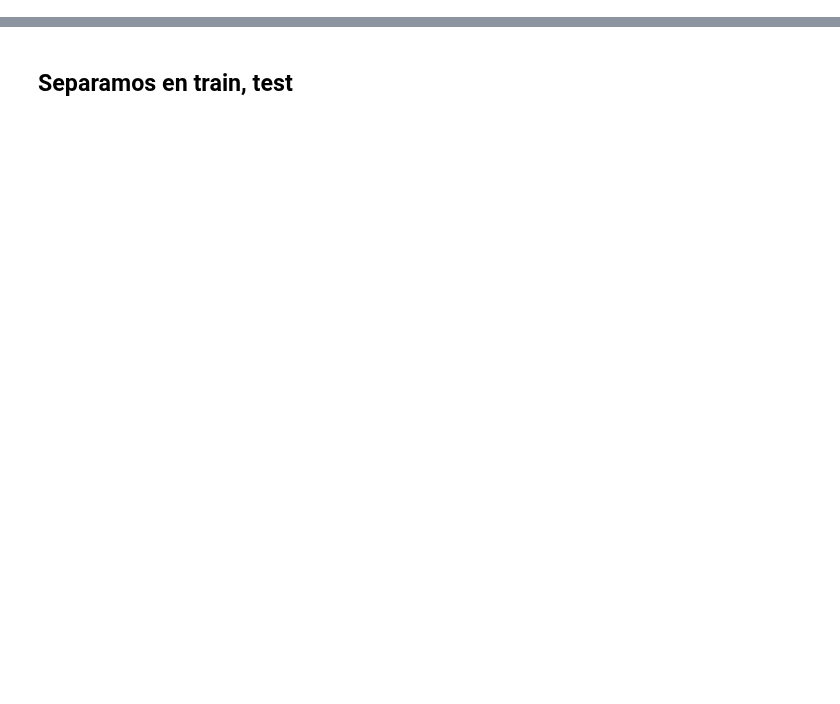
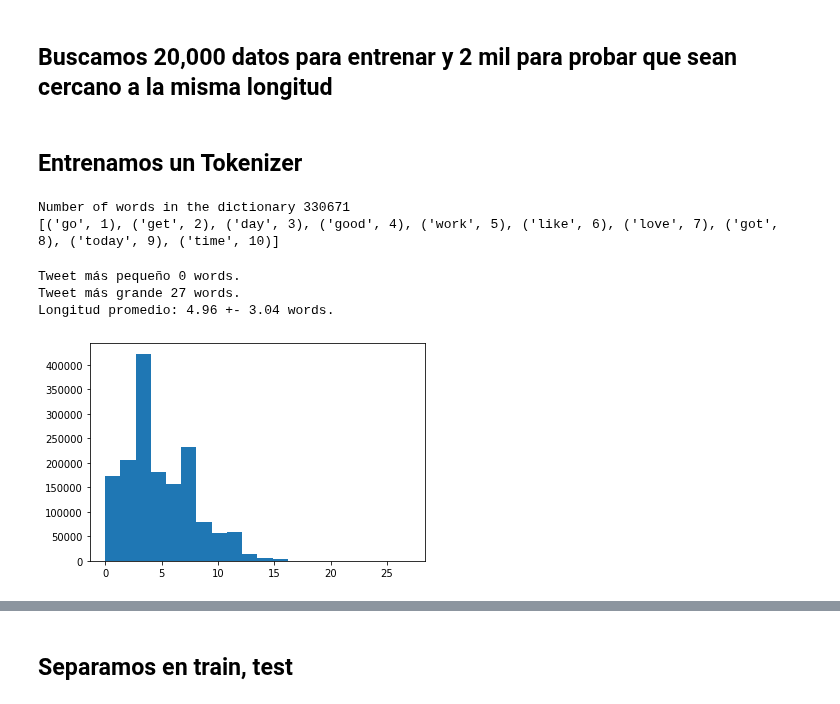
Before and after one commit to caroacostatovany/sentiment_analysis_tweets, a Jupyter notebook: notebooks/modelado.ipynb, the cells around one changed output, grey strips where cells are left out. Cells and saved outputs as stored; diff of their text form; code cells hidden in the pictures; blank space fills up the shorter version.

```diff
--- a/notebooks/modelado.ipynb
+++ b/notebooks/modelado.ipynb
@@ -349,0 +68,3 @@ print(tweets)
+# %%
+data = pd.read_csv('1600000_datos_limpios_sin_user_ni_url.csv',
+                 encoding='utf-8', engine='python', error_bad_lines=False)
@@ -349,0 +98,2 @@ print(tweets)
+# %%
+data = data[data.text.notna()]
@@ -349,0 +118,4 @@ print(tweets)
+# %% [markdown]
+## Buscamos 20,000 datos para entrenar y 2 mil para probar que sean cercano a la misma longitud
+# %% [markdown]
+## Entrenamos un Tokenizer
@@ -349,0 +126,33 @@ print(tweets)
+# %%
+max_words = 1000
+
+tokenizer = Tokenizer(num_words=max_words)
+tokenizer.fit_on_texts(data.text)
+
+print("Number of words in the dictionary", len(tokenizer.word_index))
+print(list(tokenizer.word_index.items())[:10])
+# %% [output]
+Number of words in the dictionary 330671
+[('go', 1), ('get', 2), ('day', 3), ('good', 4), ('work', 5), ('like', 6), ('love', 7), ('got', 8), ('today', 9), ('time', 10)]
+# %%
+
+# Convierte palabras en enteros
+train_sequences = tokenizer.texts_to_sequences(data.text)
+lengths = []
+for seq in train_sequences:
+  lengths.append(len(seq))
+
+print("Tweet más pequeño", np.array(lengths).min(), "words.")
+print("Tweet más grande", np.array(lengths).max(), "words.")
+print(f"Longitud promedio: {np.array(lengths).mean():.2f} +- {np.array(lengths).std():.2f} words.")
+print('\n')
+# %% [output]
+Tweet más pequeño 0 words.
+Tweet más grande 27 words.
+Longitud promedio: 4.96 +- 3.04 words.
+# %%
+import matplotlib.pyplot as plt
+plt.hist(lengths,20)
+plt.show()
+# %% [output]
+[figure, added]
```
Also changed, not shown: parts of 183 cells of this notebook.
